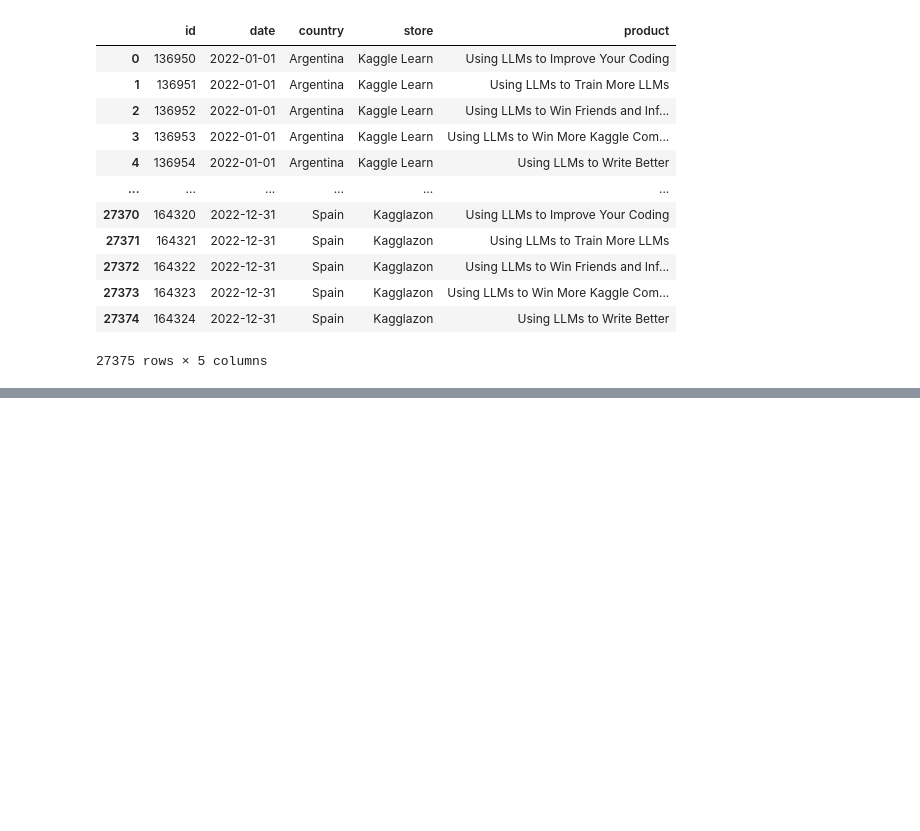
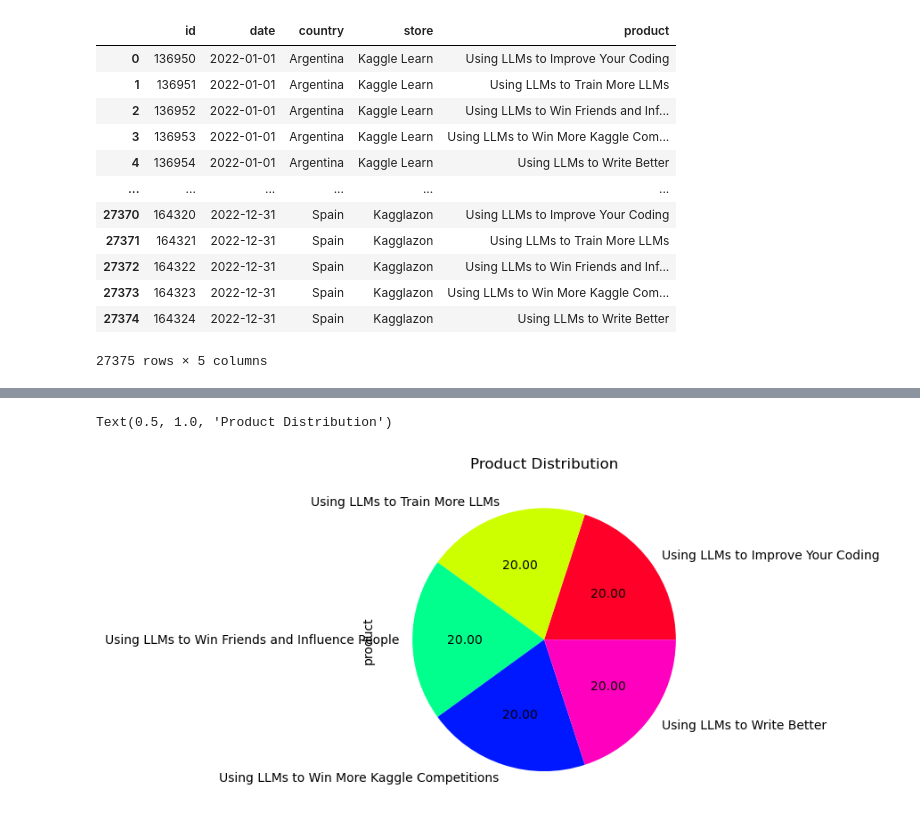
Before and after one commit to AyushSinghal9020/AyushSinghal9020, a Jupyter notebook: understanding-the-competition-s3e19.ipynb, the cells around one changed output, grey strips where cells are left out. Cells and saved outputs as stored; diff of their text form; code cells hidden in the pictures; blank space fills up the shorter version.

```diff
--- a/understanding-the-competition-s3e19.ipynb
+++ b/understanding-the-competition-s3e19.ipynb
@@ -71 +93,7 @@ test
+# %%
+train["product"].value_counts().plot(kind = "pie" , autopct = "%.2f" , cmap = "gist_rainbow")
+plt.title("Product Distribution")
+# %% [output]
+Text(0.5, 1.0, 'Product Distribution')
+[figure, added]
 # %% [markdown]
```
Also changed, not shown: parts of 8 cells of this notebook.
